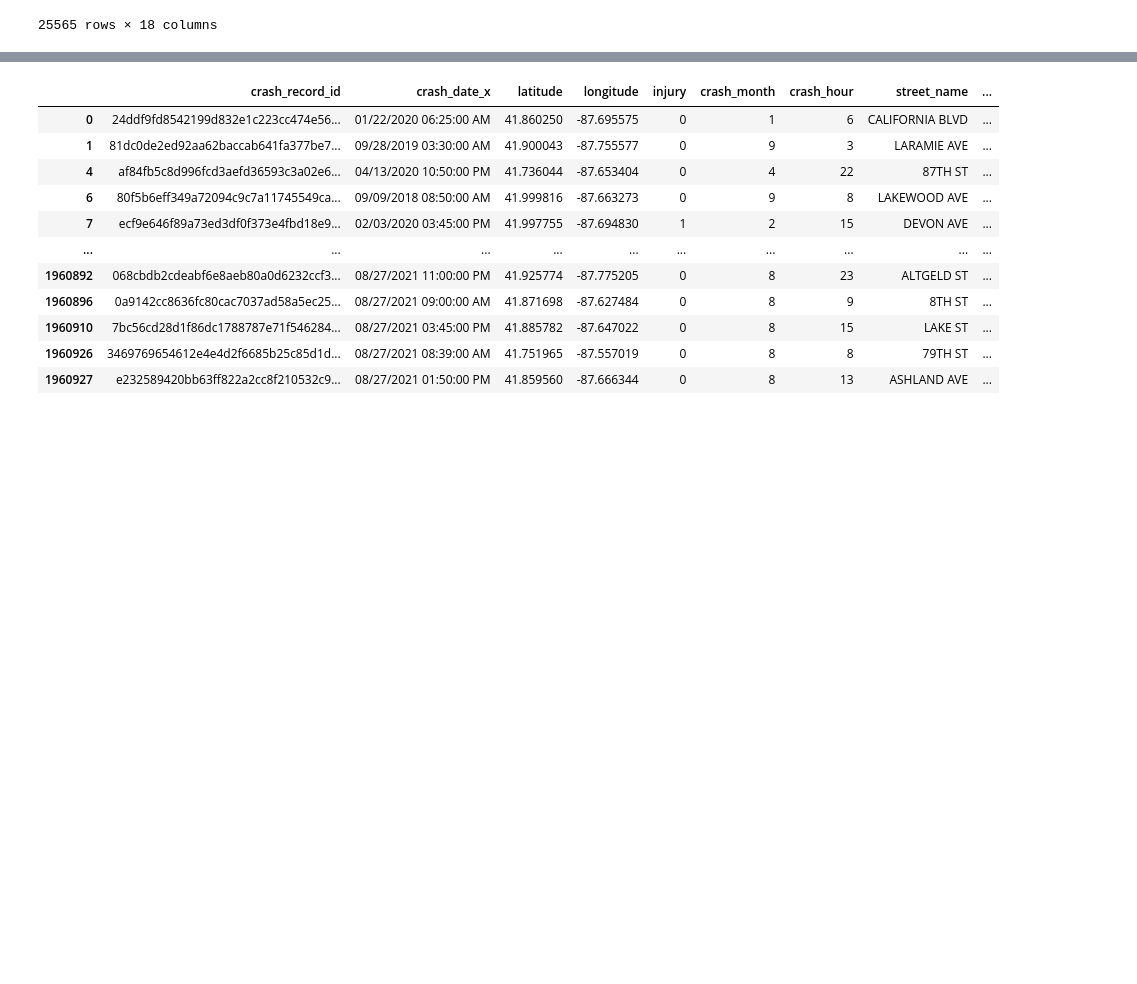
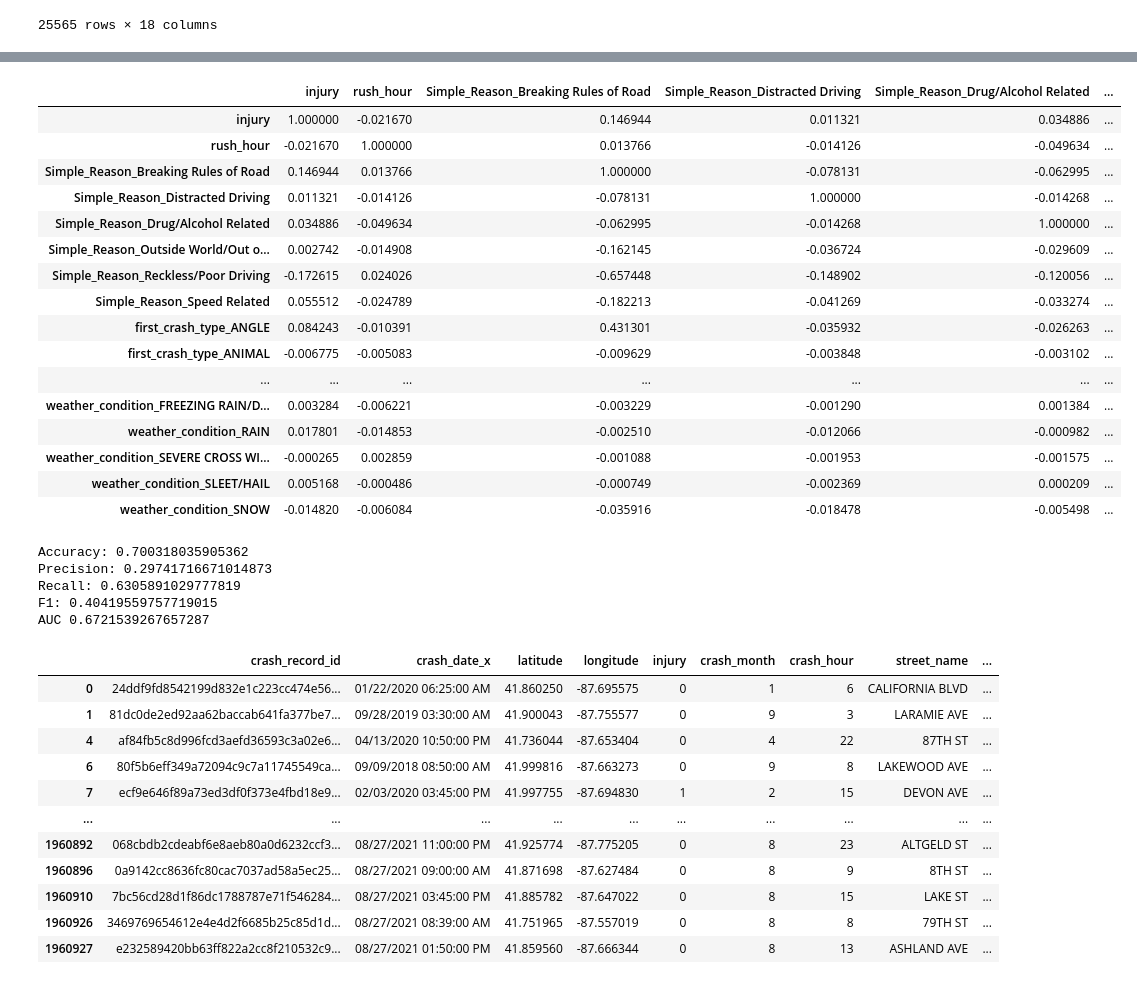
Before and after one commit to rhk48/chicago-cars, a Jupyter notebook: bleepbloop.ipynb, the cells around one changed output, grey strips where cells are left out. Drawn from its saved outputs; the diff is of its cells as text; code cells hidden in the pictures; blank space fills up the shorter version.

```diff
--- a/bleepbloop.ipynb
+++ b/bleepbloop.ipynb
@@ -586,0 +816,15 @@ See the caveats in the documentation: https://pandas.pydata.org/pandas-docs/stab
+# %%
+df_simplereason = df_simplereason[df_simplereason.road_defect != 'UNKNOWN']
+def rd_defect(x):
+    if (x == 'NO DEFECTS'):
+        return 0
+    else:
+        return 1
+
+df_simplereason['road_defect2'] = (df_simplereason['road_defect'].apply(rd_defect))
+# %%
+df_simplereason = pd.get_dummies(df_simplereason,columns=['weather_condition'])
+# %%
+df_simplereason = df_simplereason.drop(labels = ['crash_record_id', 'crash_date_x', 'latitude', 'longitude', 'crash_month', 'crash_hour', 'street_name', 'damage', 'hit_and_run_i', 'road_defect', 'crash_day_of_week', 'driver_action', 'exceed_speed_limit_i'], axis=1)
+# %%
+df_simplereason = df_simplereason.drop(labels = ['prim_contributory_cause', 'roadway_surface_cond'], axis=1)
@@ -586,0 +847,20 @@ See the caveats in the documentation: https://pandas.pydata.org/pandas-docs/stab
+# %%
+df_simplereason.corr()
+# %% [output]
+|  | injury | rush_hour | Simple_Reason_Breaking Rules of Road | Simple_Reason_Distracted Driving | Simple_Reason_Drug/Alcohol Related | ... |
+| injury | 1.000000 | -0.021670 | 0.146944 | 0.011321 | 0.034886 | ... |
+| rush_hour | -0.021670 | 1.000000 | 0.013766 | -0.014126 | -0.049634 | ... |
+| Simple_Reason_Breaking Rules of Road | 0.146944 | 0.013766 | 1.000000 | -0.078131 | -0.062995 | ... |
+| Simple_Reason_Distracted Driving | 0.011321 | -0.014126 | -0.078131 | 1.000000 | -0.014268 | ... |
+| Simple_Reason_Drug/Alcohol Related | 0.034886 | -0.049634 | -0.062995 | -0.014268 | 1.000000 | ... |
+| Simple_Reason_Outside World/Out o... | 0.002742 | -0.014908 | -0.162145 | -0.036724 | -0.029609 | ... |
+| Simple_Reason_Reckless/Poor Driving | -0.172615 | 0.024026 | -0.657448 | -0.148902 | -0.120056 | ... |
+| Simple_Reason_Speed Related | 0.055512 | -0.024789 | -0.182213 | -0.041269 | -0.033274 | ... |
+| first_crash_type_ANGLE | 0.084243 | -0.010391 | 0.431301 | -0.035932 | -0.026263 | ... |
+| first_crash_type_ANIMAL | -0.006775 | -0.005083 | -0.009629 | -0.003848 | -0.003102 | ... |
+| ... | ... | ... | ... | ... | ... | ... |
+| weather_condition_FREEZING RAIN/D... | 0.003284 | -0.006221 | -0.003229 | -0.001290 | 0.001384 | ... |
+| weather_condition_RAIN | 0.017801 | -0.014853 | -0.002510 | -0.012066 | -0.000982 | ... |
+| weather_condition_SEVERE CROSS WI... | -0.000265 | 0.002859 | -0.001088 | -0.001953 | -0.001575 | ... |
+| weather_condition_SLEET/HAIL | 0.005168 | -0.000486 | -0.000749 | -0.002369 | 0.000209 | ... |
+| weather_condition_SNOW | -0.014820 | -0.006084 | -0.035916 | -0.018478 | -0.005498 | ... |
@@ -587,3 +872,30 @@ See the caveats in the documentation: https://pandas.pydata.org/pandas-docs/stab
+# %%
+# standardizing the data
+scaler=StandardScaler()
+
+X_train=scaler.fit_transform(X_train)
+X_test=scaler.transform(X_test)
+
+# hanlding the imbalance with SMOTE
+smote = SMOTE()
+X_train, y_train = smote.fit_sample(X_train, y_train)
+
+xgboost = xgb.XGBClassifier(random_state=42)
+
+xgboost.fit(X_train, y_train)
+y_pred = xgboost.predict(X_test)
+
+print("Accuracy:", accuracy_score(y_test, y_pred))
+print("Precision:", precision_score(y_test, y_pred))
+print("Recall:", recall_score(y_test, y_pred))
+print("F1:", f1_score(y_test, y_pred))
+print("AUC", roc_auc_score(y_test, y_pred))
+# %% [output]
+Accuracy: 0.700318035905362
+Precision: 0.29741716671014873
+Recall: 0.6305891029777819
+F1: 0.40419559757719015
+AUC 0.6721539267657287
 # %%
 exceed_speed_limit_i
 # %%
```
Also changed, not shown: parts of 44 cells of this notebook.
